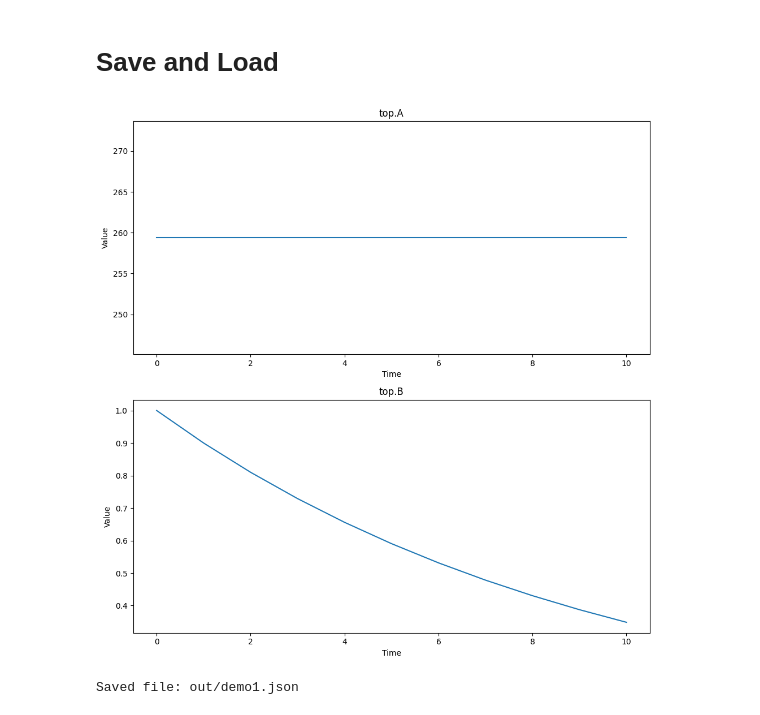
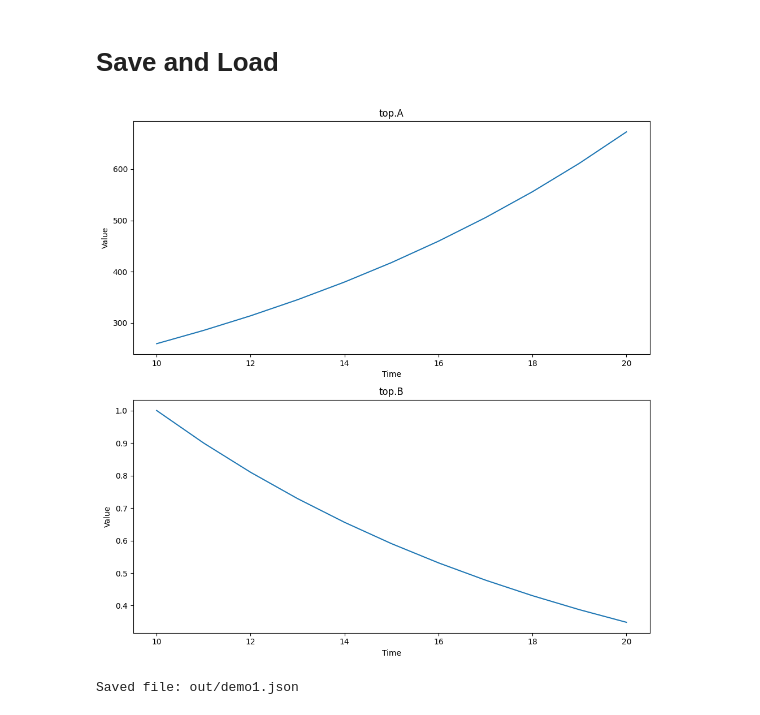
Before and after one commit to vivarium-collective/vivarium-interface, a Jupyter notebook: notebooks/demo.ipynb, the cells around one changed output. Saved outputs shown, nothing was run; the diff lists cells and outputs as text; code cells hidden in the pictures.

```diff
--- a/notebooks/demo.ipynb
+++ b/notebooks/demo.ipynb
@@ -161,11 +161,11 @@ v.diagram(dpi='120')
 # Save and Load
 # %%
 # run the simulation for 10 time units
-v.set_value(path=['global_time'], value=0.0)
+# v.set_value(path=['global_time'], value=0.0)
 v.run(interval=10)
 v.plot_timeseries()
 # %% [output]
-[figure, old version]
+[figure, new version]
 # %%
 # save the current state to a file
 v.save(filename='demo1')
```
Also changed, not shown: parts of 3 cells of this notebook, 2 other files.
